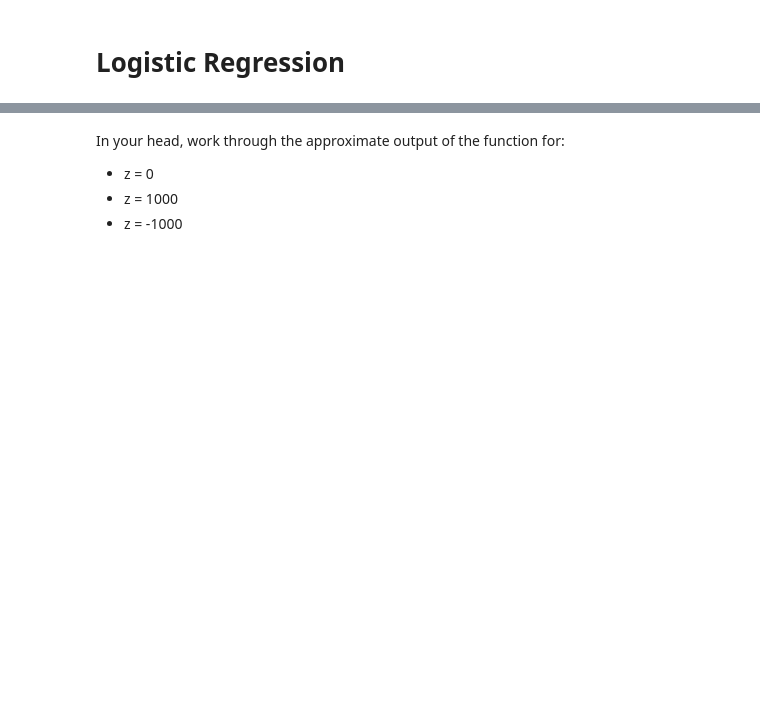
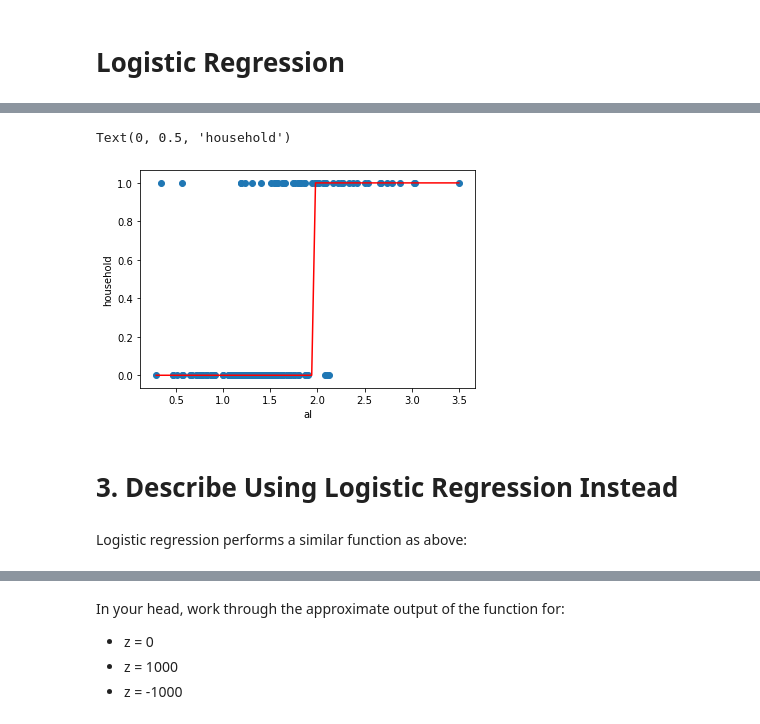
Before and after one commit to lecritch/logistic_sea-chi-ds, a Jupyter notebook: index.ipynb, the cells around one changed output, grey strips where cells are left out. Drawn from its saved outputs; the diff is of its cells as text; code cells hidden in the pictures; blank space fills up the shorter version.

Commit message:
Logistic with 10 LGs

```diff
--- a/index.ipynb
+++ b/index.ipynb
@@ -26,0 +146,4 @@ What problems can we forsee in this approach?
+# %%
+# transform household_pred to 1 or 0
+glass['household_pred_class'] = np.where(glass.household_pred >= 0.5, 1, 0)
+glass.head()
@@ -26,0 +158,13 @@ What problems can we forsee in this approach?
+# %%
+# plot the class predictions
+plt.scatter(glass.al, glass.household)
+plt.plot(glass.al, glass.household_pred_class, color='red')
+plt.xlabel('al')
+plt.ylabel('household')
+# %% [output]
+Text(0, 0.5, 'household')
+[figure, added]
+# %% [markdown]
+# 3. Describe Using Logistic Regression Instead
+# %% [markdown]
+Logistic regression performs a similar function as above:
```
Also changed, not shown: parts of 79 cells of this notebook, 8 other files.
